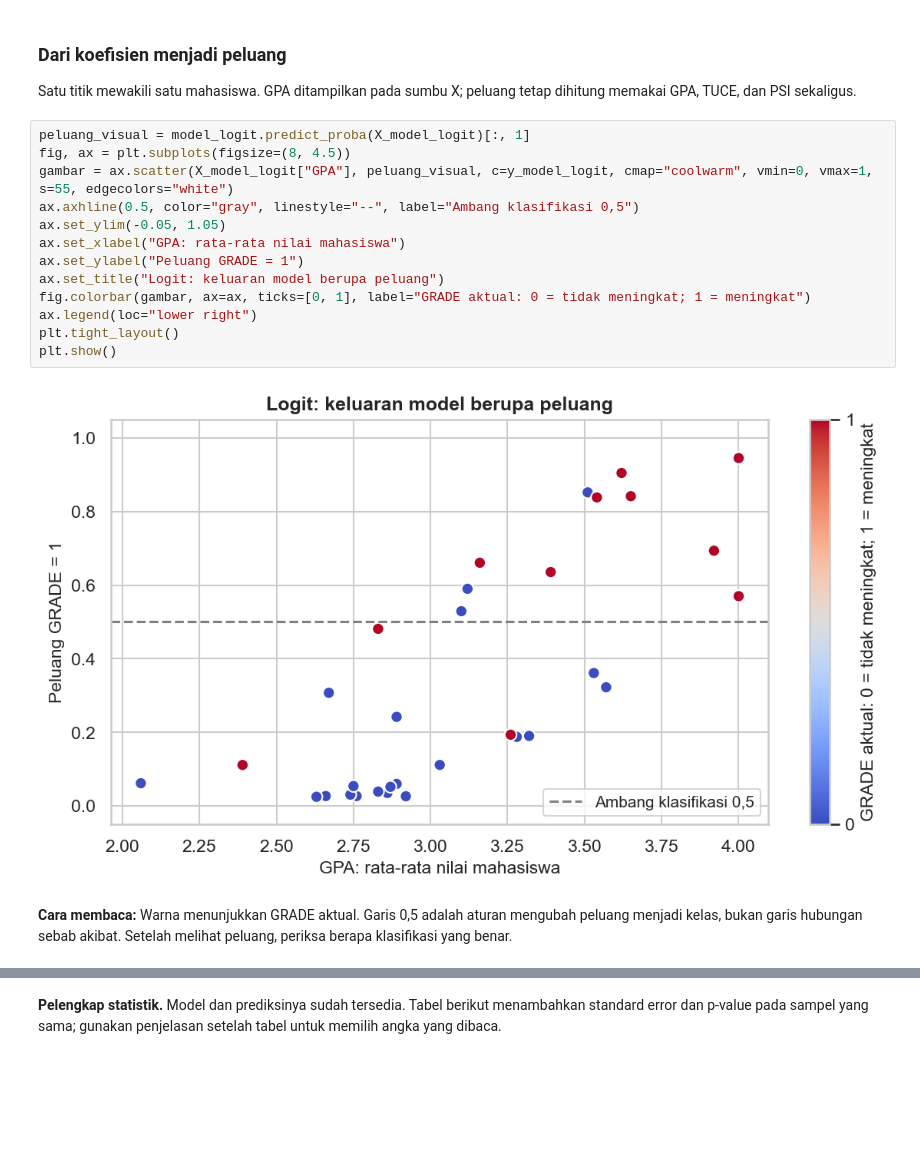
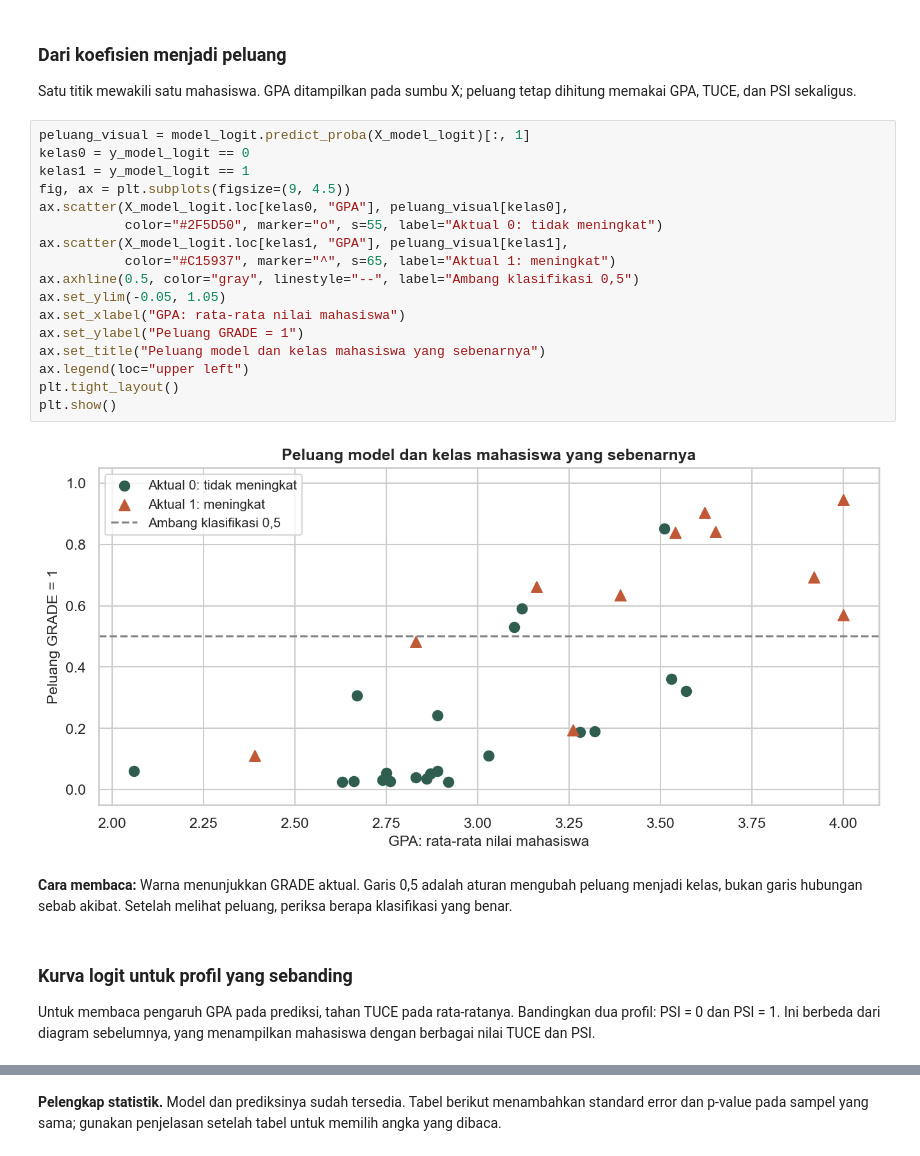
Before and after one commit to akhiyarwaladi/ekonometrika_coding_workshop, a Jupyter notebook: materi/01_ekonometrika/04_model_kategorikal.ipynb, the cells around one changed output, grey strips where cells are left out. Drawn from its saved outputs; the diff is of its cells as text; blank space fills up the shorter version.

Commit message:
Fokuskan Sesi 00 pada EDA dan perjelas visual pembelajaran

```diff
--- a/materi/01_ekonometrika/04_model_kategorikal.ipynb
+++ b/materi/01_ekonometrika/04_model_kategorikal.ipynb
@@ -130,18 +130,28 @@ koefisien_model_logit.loc["Intercept"] = model_logit.intercept_[0]
 Satu titik mewakili satu mahasiswa. GPA ditampilkan pada sumbu X; peluang tetap dihitung memakai GPA, TUCE, dan PSI sekaligus.
 # %%
 peluang_visual = model_logit.predict_proba(X_model_logit)[:, 1]
-fig, ax = plt.subplots(figsize=(8, 4.5))
-gambar = ax.scatter(X_model_logit["GPA"], peluang_visual, c=y_model_logit, cmap="coolwarm", vmin=0, vmax=1, s=55, edgecolors="white")
+kelas0 = y_model_logit == 0
+kelas1 = y_model_logit == 1
+fig, ax = plt.subplots(figsize=(9, 4.5))
+ax.scatter(X_model_logit.loc[kelas0, "GPA"], peluang_visual[kelas0],
+           color="#2F5D50", marker="o", s=55, label="Aktual 0: tidak meningkat")
+ax.scatter(X_model_logit.loc[kelas1, "GPA"], peluang_visual[kelas1],
+           color="#C15937", marker="^", s=65, label="Aktual 1: meningkat")
 ax.axhline(0.5, color="gray", linestyle="--", label="Ambang klasifikasi 0,5")
 ax.set_ylim(-0.05, 1.05)
 ax.set_xlabel("GPA: rata-rata nilai mahasiswa")
 ax.set_ylabel("Peluang GRADE = 1")
-ax.set_title("Logit: keluaran model berupa peluang")
-fig.colorbar(gambar, ax=ax, ticks=[0, 1], label="GRADE aktual: 0 = tidak meningkat; 1 = meningkat")
-ax.legend(loc="lower right")
+ax.set_title("Peluang model dan kelas mahasiswa yang sebenarnya")
+ax.legend(loc="upper left")
 plt.tight_layout()
 plt.show()
 # %% [output]
-[figure, old version]
+[figure, new version]
 # %% [markdown]
 **Cara membaca:** Warna menunjukkan GRADE aktual. Garis 0,5 adalah aturan mengubah peluang menjadi kelas, bukan garis hubungan sebab akibat. Setelah melihat peluang, periksa berapa klasifikasi yang benar.
+# %% [markdown]
+### Kurva logit untuk profil yang sebanding
+
+Untuk membaca pengaruh GPA pada prediksi, tahan TUCE pada rata-ratanya.
+Bandingkan dua profil: PSI = 0 dan PSI = 1. Ini berbeda dari diagram
+sebelumnya, yang menampilkan mahasiswa dengan berbagai nilai TUCE dan PSI.
```
Also changed, not shown: parts of 26 cells of this notebook, 35 other files.
